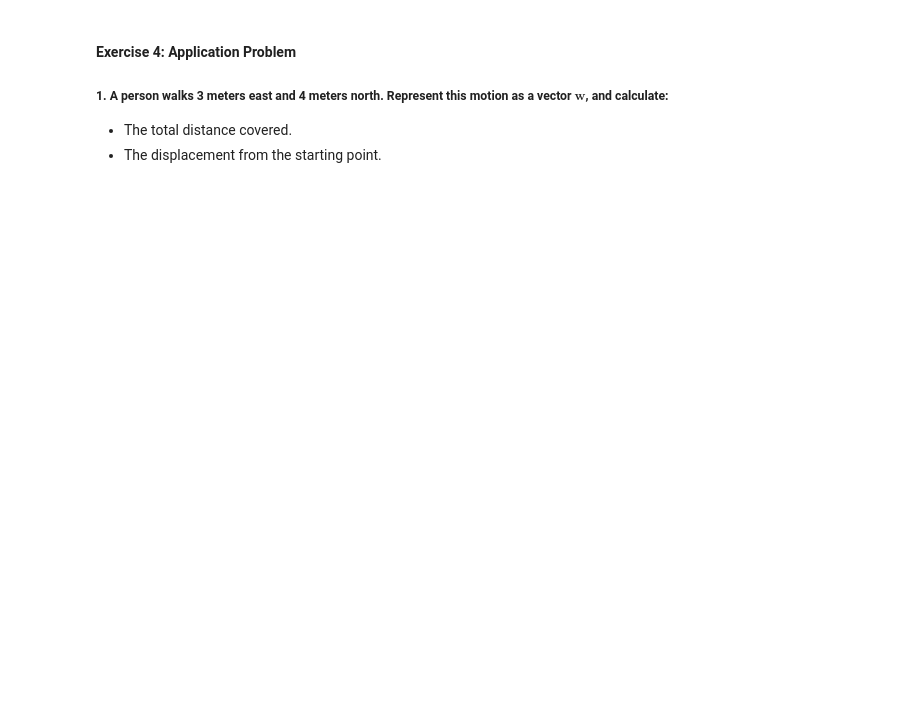
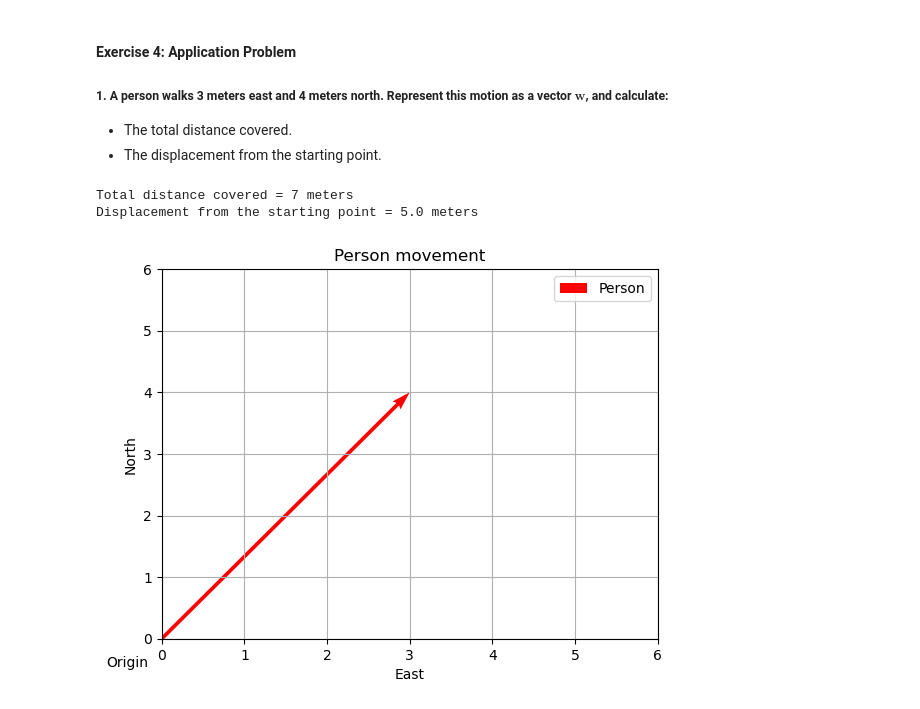
Before and after one commit to Shockp/AI-ML, a Jupyter notebook: LinearAlgebra/VectorOperations/BasicOperations/ExercisesBasicOperations.ipynb, the cells around one changed output. Saved outputs shown, nothing was run; the diff lists cells and outputs as text; code cells hidden in the pictures; blank space fills up the shorter version.

```diff
--- a/LinearAlgebra/VectorOperations/BasicOperations/ExercisesBasicOperations.ipynb
+++ b/LinearAlgebra/VectorOperations/BasicOperations/ExercisesBasicOperations.ipynb
@@ -103,0 +102,41 @@ import numpy as np
+# %%
+import numpy as np
+import matplotlib.pyplot as plt
+
+# Define the vector
+w = np.array([3, 4])
+
+# Total distance covered
+total_distance = abs(w[0]) + abs(w[1])
+
+# Displacemente from the starting point
+displacement = np.linalg.norm(w)
+
+print(f"Total distance covered = {total_distance} meters")
+print(f"Displacement from the starting point = {displacement} meters")
+
+# Visualization
+
+# 1. Plot the vector
+plt.quiver(0, 0, w[0], w[1], angles='xy', scale_units='xy', scale=1, color='r', label='Person')
+
+# 2. Annotate the origin
+plt.annotate("Origin", (0, 0), textcoords="offset points", xytext=(-25, -20), ha='center')
+
+# 3. Set axis limit
+plt.xlim(0, 6)
+plt.ylim(0, 6)
+plt.grid()
+
+# 4. Labels and title
+plt.legend()
+plt.title("Person movement")
+plt.xlabel("East")
+plt.ylabel("North")
+
+# 5. Show the plot
+plt.show()
+# %% [output]
+Total distance covered = 7 meters
+Displacement from the starting point = 5.0 meters
+[figure, added]
```
Also changed, not shown: parts of 3 cells of this notebook, 1 other file.
